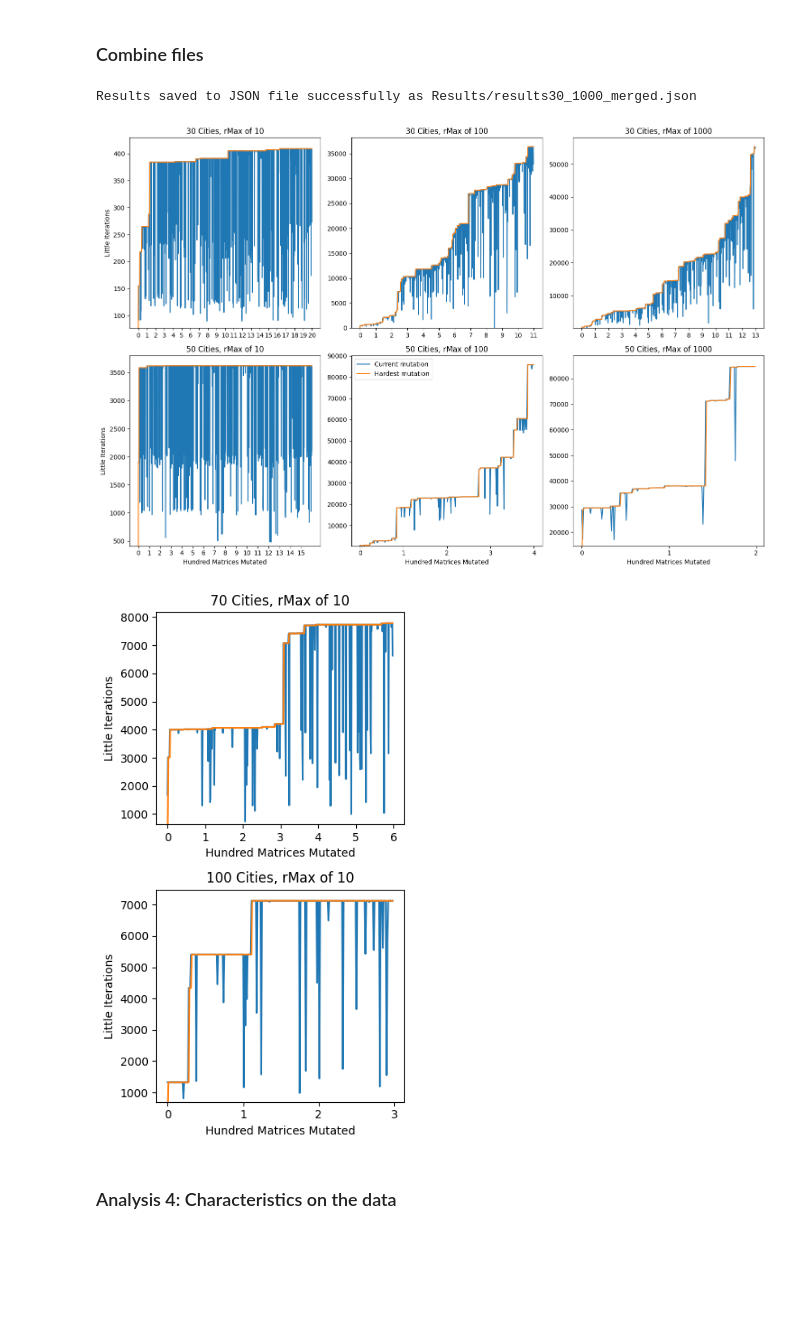
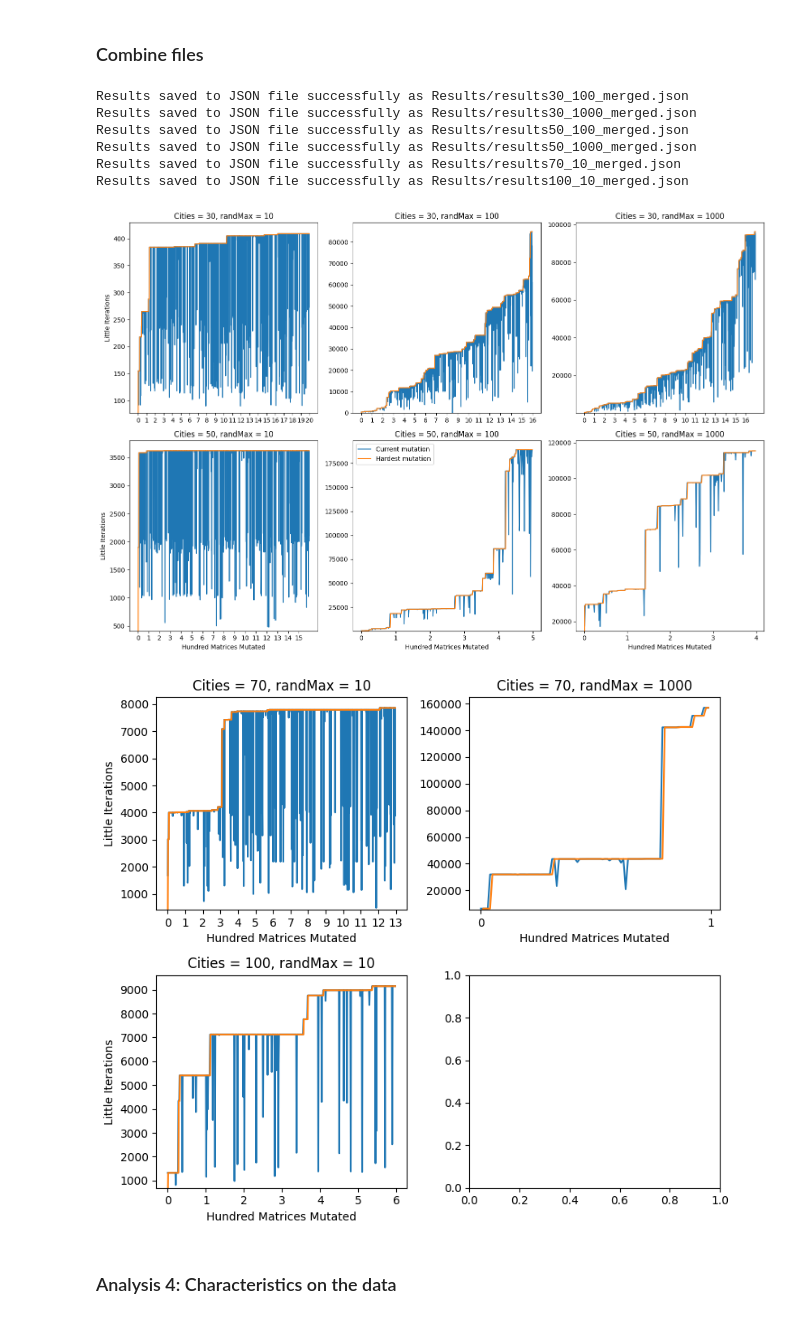
Before and after one commit to WouterKnibbe/ATSP_hillForHard, a Jupyter notebook: Quick Plotting.ipynb, the cells around one changed output. Saved outputs shown, nothing was run; the diff lists cells and outputs as text; code cells hidden in the pictures; blank space fills up the shorter version.

```diff
--- a/Quick Plotting.ipynb
+++ b/Quick Plotting.ipynb
@@ -100,43 +100,48 @@ def load_result(file_path):
 # %% [markdown]
 ### Combine files
 # %%
-import re
+# import re
 
-cities = [30]
-ranges = [1000]
+# cities = [30, 50, 70, 100]
+# ranges = [10, 100, 1000]
 
-for city in cities:
-    for range_val in ranges:
-        # Construct the directory path
-        directory_path = f"Results"
+# for city in cities:
+#     for range_val in ranges:
+#         # Construct the directory path
+#         directory_path = f"Results"
 
-        # Get all files in the directory
-        files = os.listdir(directory_path)
+#         # Get all files in the directory
+#         files = os.listdir(directory_path)
 
-        # Filter files based on the pattern: results{city}_{range}_x.json where x is any number
-        pattern = re.compile(rf'^results{city}_{range_val}_\d+\.json$')
-        json_files = [file for file in files if pattern.match(file)]
+#         # Filter files based on the pattern: results{city}_{range}_x.json where x is any number
+#         pattern = re.compile(rf'^results{city}_{range_val}_\d+\.json$')
+#         json_files = [file for file in files if pattern.match(file)]
 
-        # Proceed if there are any matching files
-        if json_files:
-            # Sort files to maintain order, assuming numeric sorting is desired
-            json_files.sort(key=lambda x: int(x.split('_')[-1].split('.')[0]))
+#         # Proceed if there are any matching files
+#         if json_files and len(json_files) > 1:
+#             # Sort files to maintain order, assuming numeric sorting is desired
+#             json_files.sort(key=lambda x: int(x.split('_')[-1].split('.')[0]))
 
-            # Load the initial dictionary from the first file
-            base_dict = load_result(os.path.join(directory_path, json_files[0]))
-            last_key = max([int(k) for k in base_dict.keys()], default=0)
+#             # Load the initial dictionary from the first file
+#             base_dict = load_result(os.path.join(directory_path, json_files[0]))
+#             last_key = max([int(k) for k in base_dict.keys()], default=0)
 
-            # Merge the remaining dictionaries
-            for file in json_files[1:]:  # Skip the first file as it's already loaded
-                current_dict = load_result(os.path.join(directory_path, file))
-                adjusted_dict = {str(int(key) + last_key): value for key, value in current_dict.items()}
-                base_dict.update(adjusted_dict)
-                last_key = max([int(k) for k in base_dict.keys()])
+#             # Merge the remaining dictionaries
+#             for file in json_files[1:]:  # Skip the first file as it's already loaded
+#                 current_dict = load_result(os.path.join(directory_path, file))
+#                 adjusted_dict = {str(int(key) + last_key): value for key, value in current_dict.items()}
+#                 base_dict.update(adjusted_dict)
+#                 last_key = max([int(k) for k in base_dict.keys()])
 
-            # Save the merged dictionary
-            save_merged(base_dict, city, range_val)
+#             # Save the merged dictionary
+#             save_merged(base_dict, city, range_val)
 # %% [output]
+Results saved to JSON file successfully as Results/results30_100_merged.json
 Results saved to JSON file successfully as Results/results30_1000_merged.json
+Results saved to JSON file successfully as Results/results50_100_merged.json
+Results saved to JSON file successfully as Results/results50_1000_merged.json
+Results saved to JSON file successfully as Results/results70_10_merged.json
+Results saved to JSON file successfully as Results/results100_10_merged.json
 # %%
 cities = [30, 50]
 ranges = [10, 100, 1000]
@@ -182,22 +187,22 @@ for i, city in enumerate(cities):
           ax.set_ylabel('Little Iterations')
         if i == 1:
             ax.set_xlabel('Hundred Matrices Mutated')
-        ax.set_title(f'{city} Cities, rMax of {range_val}')
+        ax.set_title(f'Cities = {city}, randMax = {range_val}')
         if i == 1 & j== 1:
           ax.legend()
 
 plt.tight_layout()
 plt.show()
 # %% [output]
-[figure, old version]
+[figure, new version]
 # %%
 cities = [70, 100]
-ranges = [10]
+ranges = [10, 1000]
 
 subplot_rows = len(cities)
 subplot_cols = len(ranges)
 
-fig, axs = plt.subplots(subplot_rows, subplot_cols, figsize=(4, 7))
+fig, axs = plt.subplots(subplot_rows, subplot_cols, figsize=(8, 7))
 
 for i, city in enumerate(cities):
     for j, range_val in enumerate(ranges):
@@ -211,37 +216,37 @@ for i, city in enumerate(cities):
         y_values_0 = [values[0] for values in loaded.values()]
         y_values_1 = [values[1] for values in loaded.values()]
 
         if subplot_rows == 1 and subplot_cols == 1:
             ax = axs
             ax.set_xlabel('Matrices Mutated')
         else:
             if subplot_rows > 1 and subplot_cols > 1:
                 ax = axs[i, j]
             elif subplot_rows > 1:
                 ax = axs[i]
             else:
                 ax = axs[j]
 
         ax.plot(x_values, y_values_0, label='Current mutation')
         ax.plot(x_values, y_values_1, label='Hardest mutation')
 
-        xticklist = list(range(0,int(x_values[-1])+3,100))
+        xticklist = list(range(0,int(x_values[-1])+4,100))
         ax.set_xticks(xticklist)
-        xticklabellist = list(range(0,int(x_values[-1])+3,100))
+        xticklabellist = list(range(0,int(x_values[-1])+4,100))
         ax.set_xticklabels(round(x/100) for x in xticklabellist)
 
         ax.set_ylim(bottom=min(y_values_0)-(min(y_values_0)/7))
         if j == 0:
           ax.set_ylabel('Little Iterations')
         ax.set_xlabel('Hundred Matrices Mutated')
-        ax.set_title(f'{city} Cities, rMax of {range_val}')
+        ax.set_title(f'Cities = {city}, randMax = {range_val}')
         if i == 1 & j== 1:
           ax.legend()
 
 plt.tight_layout()
 plt.show()
 # %% [output]
-[figure, old version]
+[figure, new version]
 # %% [markdown]
 ### Analysis 4: Characteristics on the data
 # %%
```
Also changed, not shown: parts of 4 cells of this notebook, 29 other files.
